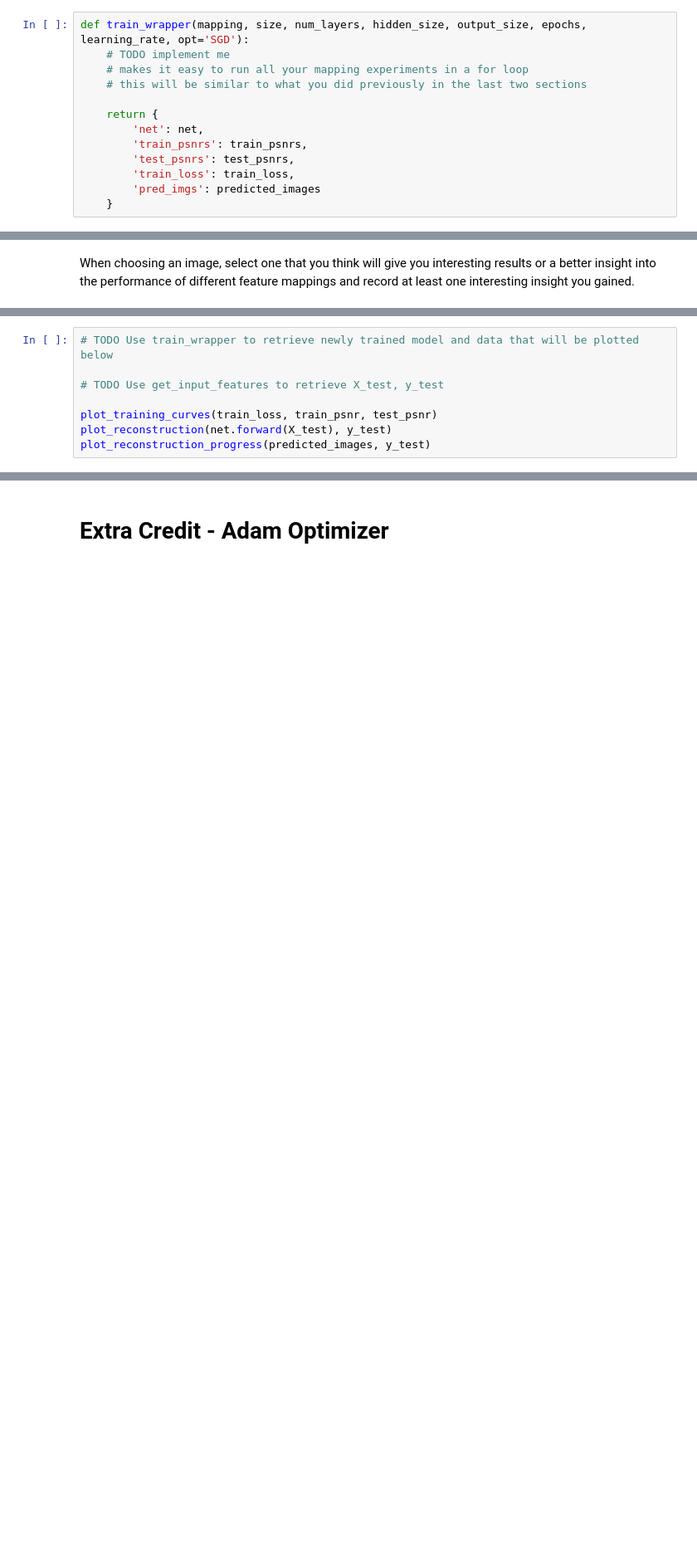
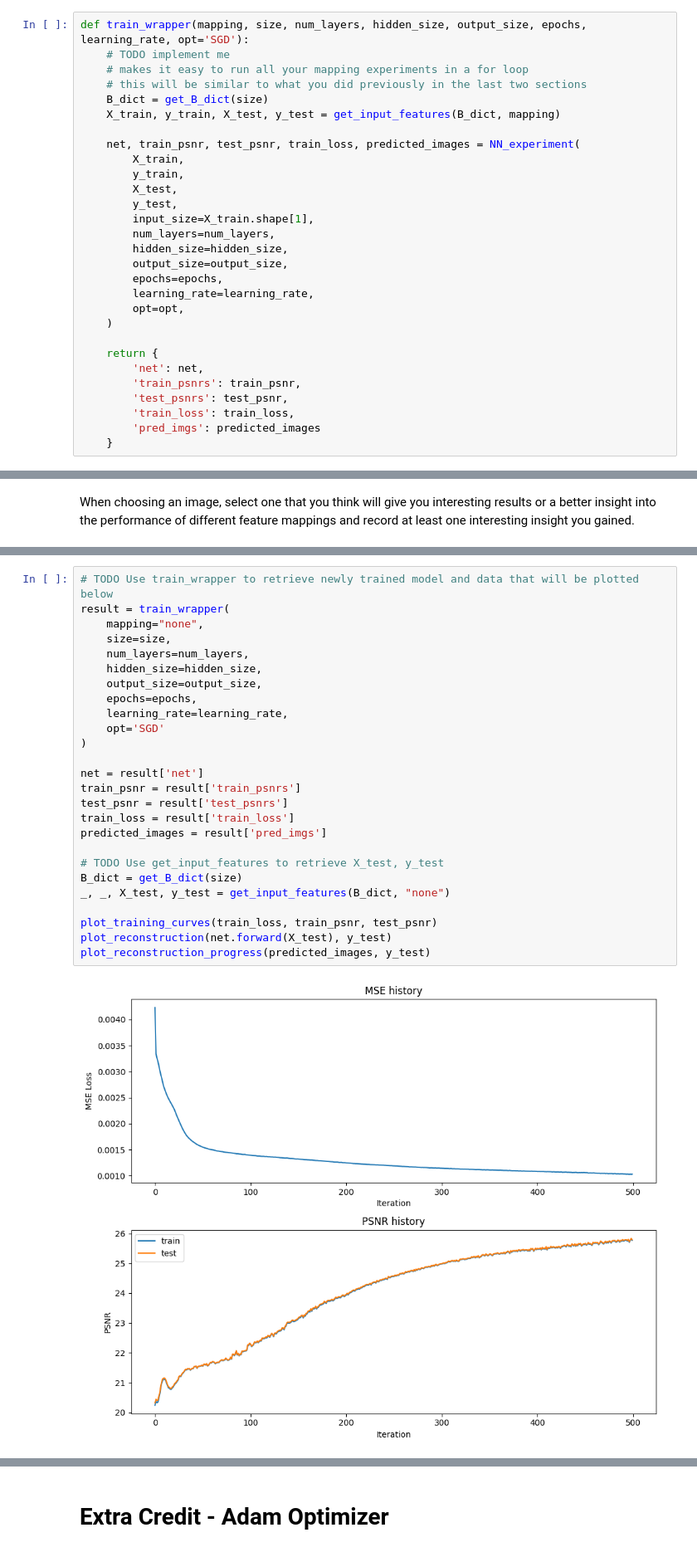
Before and after one commit to dpark9941/cs444-sp26-computer-vision, a Jupyter notebook: assignment2/neural_network.ipynb, the cells around one changed output, grey strips where cells are left out. Shown at 83% size. Cells and saved outputs as stored; diff of their text form; blank space fills up the shorter version.

```diff
--- a/assignment2/neural_network.ipynb
+++ b/assignment2/neural_network.ipynb
@@ -379,11 +439,27 @@ def train_wrapper(mapping, size, num_layers, hidden_size, output_size, epochs,
     # TODO implement me
     # makes it easy to run all your mapping experiments in a for loop
     # this will be similar to what you did previously in the last two sections
+    B_dict = get_B_dict(size)
+    X_train, y_train, X_test, y_test = get_input_features(B_dict, mapping)
+
+    net, train_psnr, test_psnr, train_loss, predicted_images = NN_experiment(
+        X_train,
+        y_train,
+        X_test,
+        y_test,
+        input_size=X_train.shape[1],
+        num_layers=num_layers,
+        hidden_size=hidden_size,
+        output_size=output_size,
+        epochs=epochs,
+        learning_rate=learning_rate,
+        opt=opt,
+    )
 
     return {
         'net': net,
-        'train_psnrs': train_psnrs,
-        'test_psnrs': test_psnrs,
+        'train_psnrs': train_psnr,
+        'test_psnrs': test_psnr,
         'train_loss': train_loss,
         'pred_imgs': predicted_images
     }
@@ -462,8 +577,28 @@ train_data, test_data = get_image(size, image_url="YOUR URL HERE")
 # %%
 # TODO Use train_wrapper to retrieve newly trained model and data that will be plotted below
+result = train_wrapper(
+    mapping="none",
+    size=size,
+    num_layers=num_layers,
+    hidden_size=hidden_size,
+    output_size=output_size,
+    epochs=epochs,
+    learning_rate=learning_rate,
+    opt='SGD'
+)
+
+net = result['net']
+train_psnr = result['train_psnrs']
+test_psnr = result['test_psnrs']
+train_loss = result['train_loss']
+predicted_images = result['pred_imgs']
 
 # TODO Use get_input_features to retrieve X_test, y_test
+B_dict = get_B_dict(size)
+_, _, X_test, y_test = get_input_features(B_dict, "none")
 
 plot_training_curves(train_loss, train_psnr, test_psnr)
 plot_reconstruction(net.forward(X_test), y_test)
 plot_reconstruction_progress(predicted_images, y_test)
+# %% [output]
+[figure, added]
```
Also changed, not shown: parts of 26 cells of this notebook, 5 other files.
